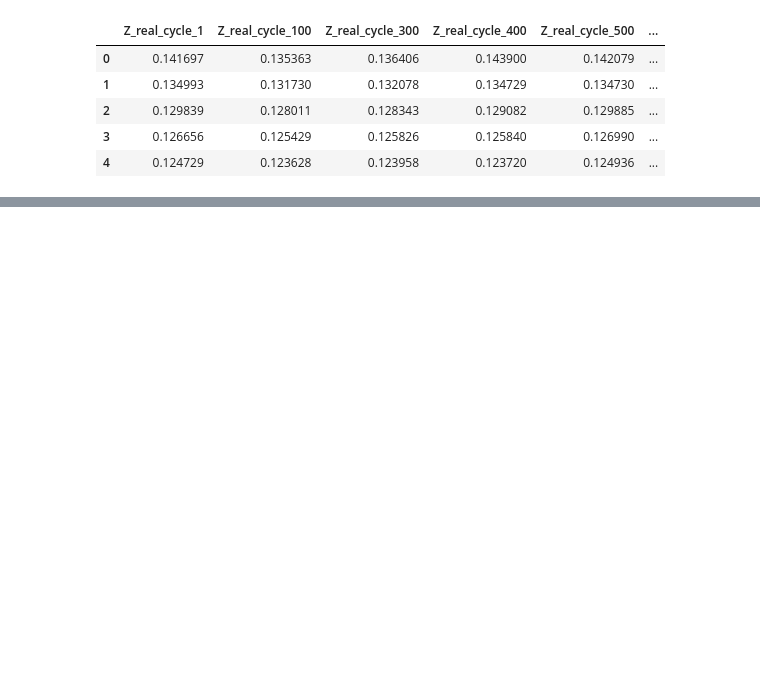
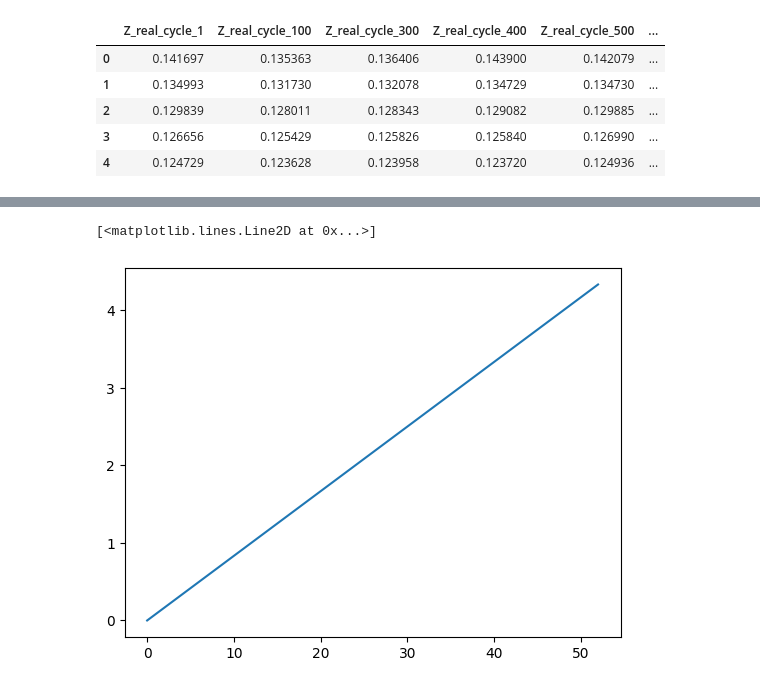
Before and after one commit to frekkoz3/EESTEC-HACKATHON-2025, a Jupyter notebook: data_import.ipynb, the cells around one changed output, grey strips where cells are left out. Drawn from its saved outputs; the diff is of its cells as text; code cells hidden in the pictures; blank space fills up the shorter version.

```diff
--- a/data_import.ipynb
+++ b/data_import.ipynb
@@ -4,7 +4,7 @@ from scipy.io import loadmat
 import numpy as np
 import matplotlib.pyplot as plt
 # %%
-mat_data = loadmat('data 1\\degradation_data.mat')
+mat_data = loadmat(r'data 1\degradation_data.mat')
 
 data_dict = {}
 
@@ -93,0 +101,5 @@ df.to_csv('data 1\\impedences.csv', index=False)
+# %%
+plt.plot(df['Q_first'])
+# %% [output]
+[<matplotlib.lines.Line2D at 0x...>]
+[figure, added]
```
Also changed, not shown: parts of 2 cells of this notebook, 3 other files.
